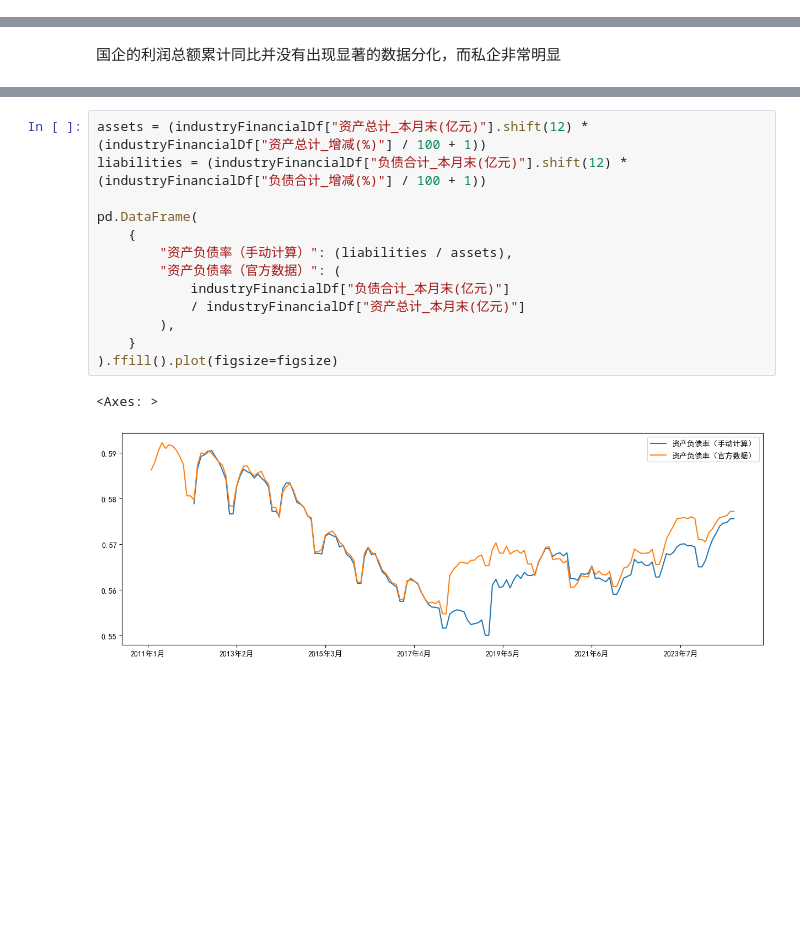
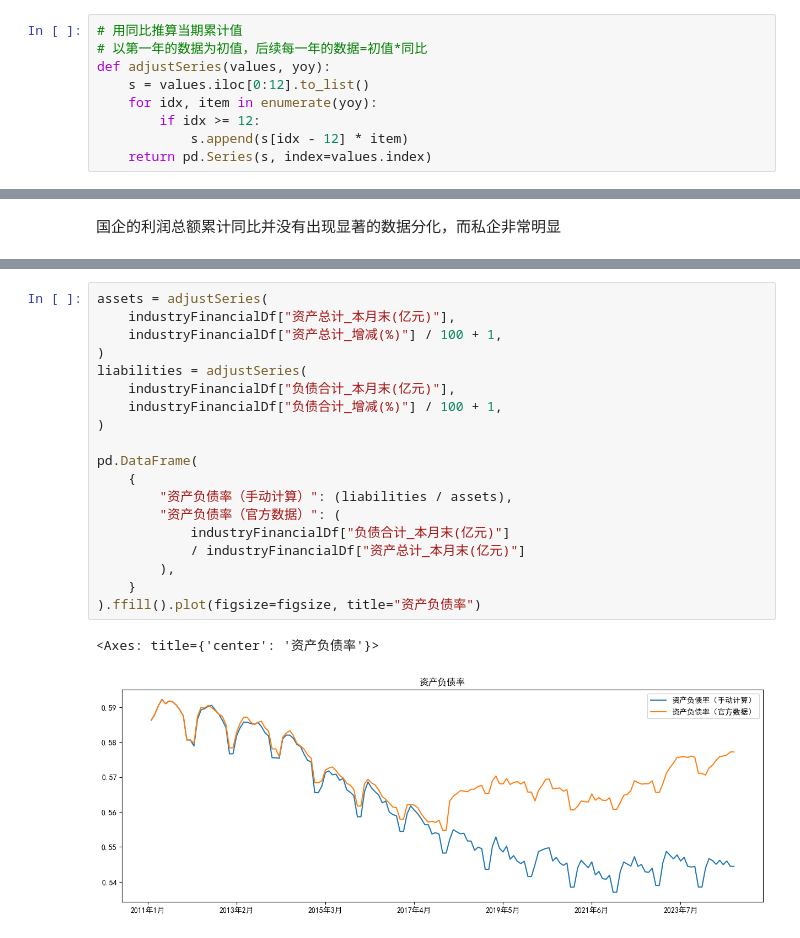
Before and after one commit to kampfer/various-data, a Jupyter notebook: src/researches/jupyter/宏观经济数据分析手册/工业企业财务数据.ipynb, the cells around one changed output, grey strips where cells are left out. Drawn from its saved outputs; the diff is of its cells as text; blank space fills up the shorter version.

```diff
--- a/src/researches/jupyter/宏观经济数据分析手册/工业企业财务数据.ipynb
+++ b/src/researches/jupyter/宏观经济数据分析手册/工业企业财务数据.ipynb
@@ -246 +280,10 @@ Length: 82, dtype: float64
+# %%
+# 用同比推算当期累计值
+# 以第一年的数据为初值，后续每一年的数据=初值*同比
+def adjustSeries(values, yoy):
+    s = values.iloc[0:12].to_list()
+    for idx, item in enumerate(yoy):
+        if idx >= 12:
+            s.append(s[idx - 12] * item)
+    return pd.Series(s, index=values.index)
 # %%
@@ -309,16 +337,22 @@ plt.axhline(0, color="k", linestyle="-", linewidth=1)
 # %%
-assets = (industryFinancialDf["资产总计_本月末(亿元)"].shift(12) * (industryFinancialDf["资产总计_增减(%)"] / 100 + 1))
-liabilities = (industryFinancialDf["负债合计_本月末(亿元)"].shift(12) * (industryFinancialDf["负债合计_增减(%)"] / 100 + 1))
+assets = adjustSeries(
+    industryFinancialDf["资产总计_本月末(亿元)"],
+    industryFinancialDf["资产总计_增减(%)"] / 100 + 1,
+)
+liabilities = adjustSeries(
+    industryFinancialDf["负债合计_本月末(亿元)"],
+    industryFinancialDf["负债合计_增减(%)"] / 100 + 1,
+)
 
 pd.DataFrame(
     {
         "资产负债率（手动计算）": (liabilities / assets),
         "资产负债率（官方数据）": (
             industryFinancialDf["负债合计_本月末(亿元)"]
             / industryFinancialDf["资产总计_本月末(亿元)"]
         ),
     }
-).ffill().plot(figsize=figsize)
+).ffill().plot(figsize=figsize, title="资产负债率")
 # %% [output]
-<Axes: >
+<Axes: title={'center': '资产负债率'}>
-[figure, old version]
+[figure, new version]
```
Also changed, not shown: parts of 19 cells of this notebook.
